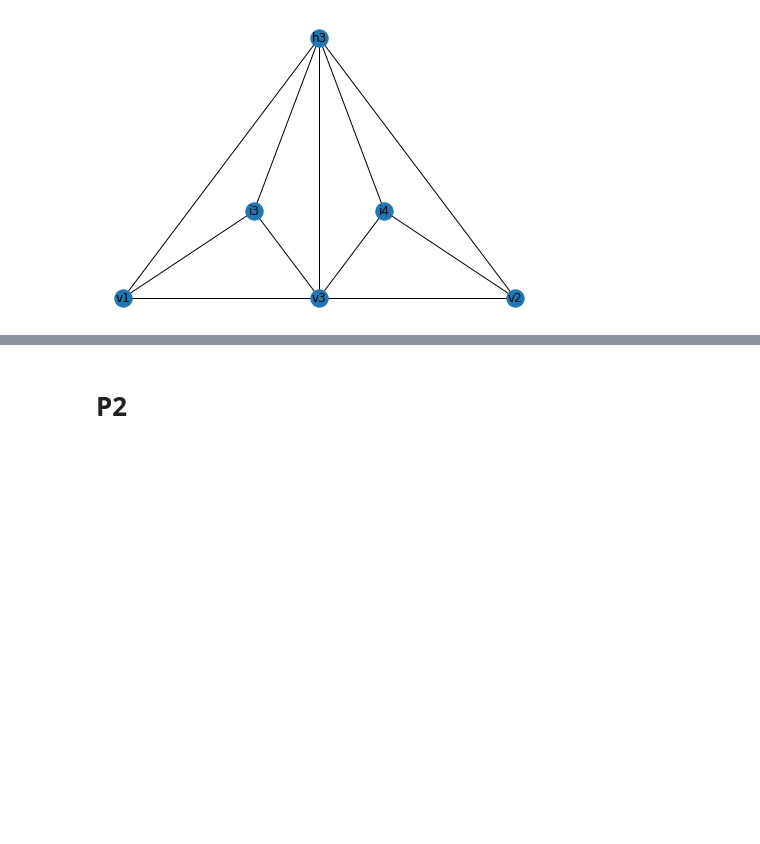
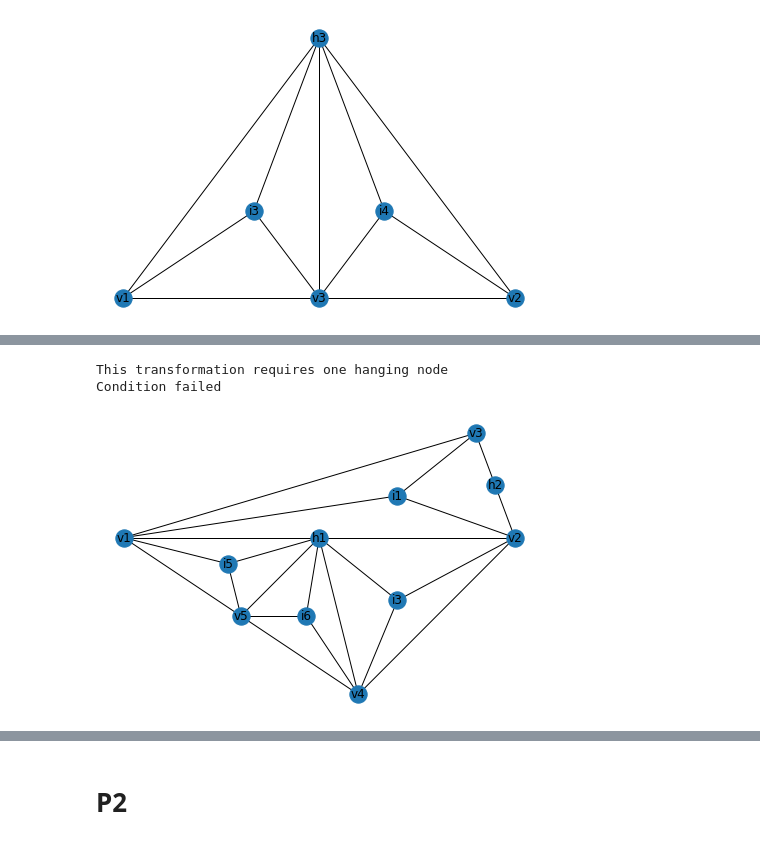
Before and after one commit to aleqsio/Terrain, a Jupyter notebook: CADY-ULTIMATE2.ipynb, the cells around one changed output, grey strips where cells are left out. Saved outputs shown, nothing was run; the diff lists cells and outputs as text; code cells hidden in the pictures; blank space fills up the shorter version.

```diff
--- a/CADY-ULTIMATE2.ipynb
+++ b/CADY-ULTIMATE2.ipynb
@@ -257,0 +321,7 @@ nx.draw(G, build_pos_dict(G), with_labels=True)
+# %%
+p1_test(G)
+nx.draw(G, build_pos_dict(G), with_labels=True)
+# %% [output]
+This transformation requires one hanging node
+Condition failed
+[figure, added]
```
Also changed, not shown: parts of 11 cells of this notebook.
